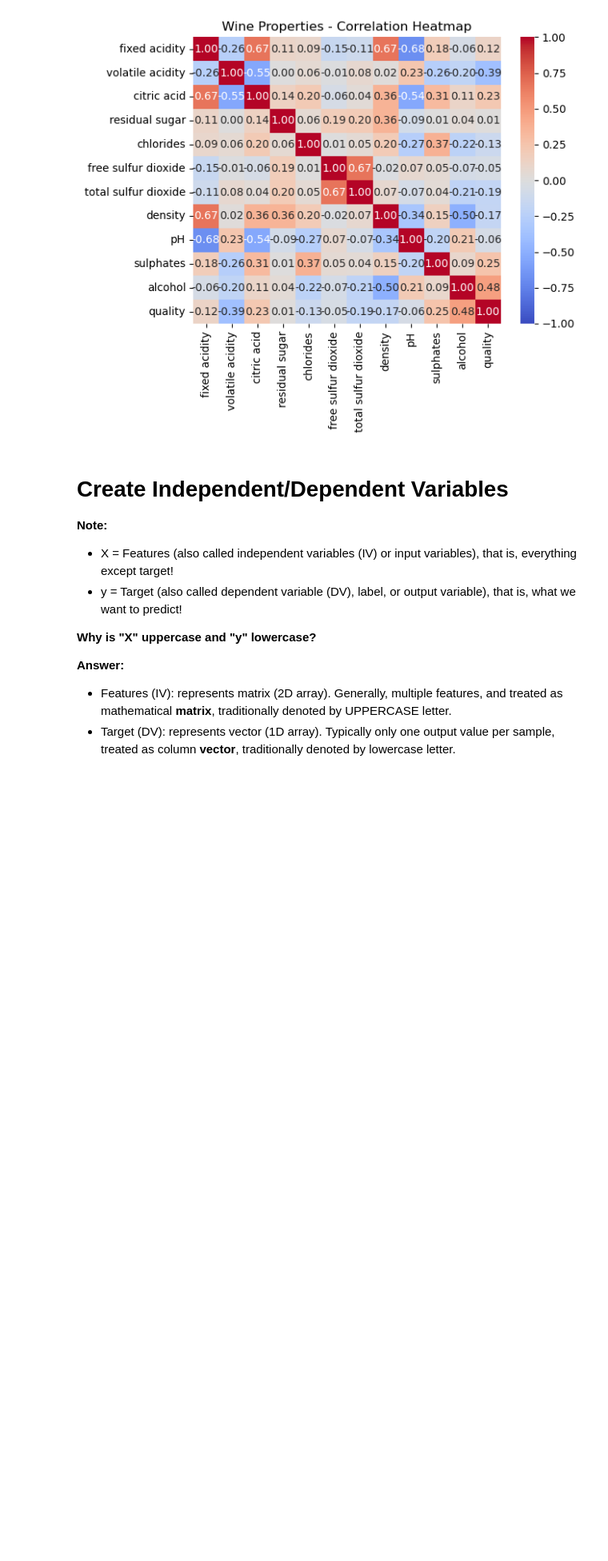
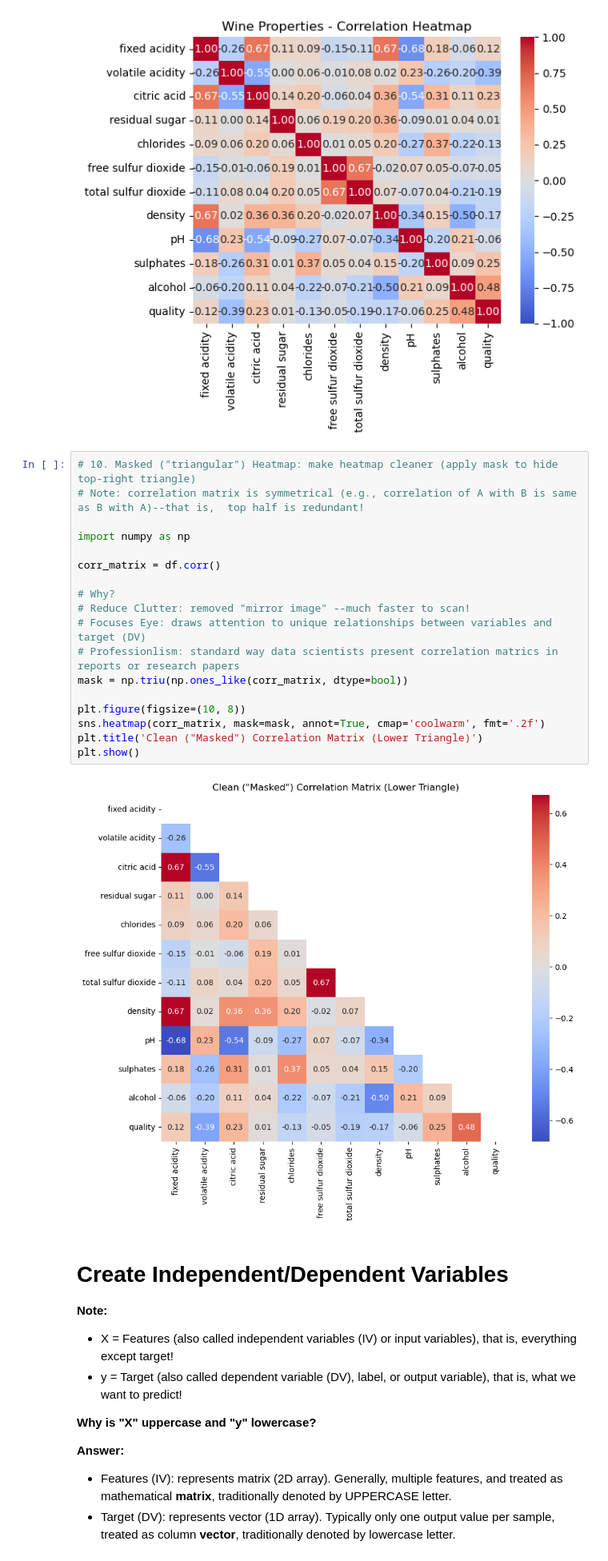
Before and after one commit to LennyPaz/lis4376, a Jupyter notebook: p2/wine_quality_exercise/wine_quality.ipynb, the cells around one changed output. Shown at 80% size. Saved outputs shown, nothing was run; the diff lists cells and outputs as text; blank space fills up the shorter version.

Commit message:
Add masked (triangular) correlation heatmap to wine quality notebook

```diff
--- a/p2/wine_quality_exercise/wine_quality.ipynb
+++ b/p2/wine_quality_exercise/wine_quality.ipynb
@@ -142,6 +142,26 @@ plt.title("Wine Properties - Correlation Heatmap")
 plt.show()
 # %% [output]
 [figure]
+# %%
+# 10. Masked ("triangular") Heatmap: make heatmap cleaner (apply mask to hide top-right triangle)
+# Note: correlation matrix is symmetrical (e.g., correlation of A with B is same as B with A)--that is,  top half is redundant!
+
+import numpy as np
+
+corr_matrix = df.corr()
+
+# Why?
+# Reduce Clutter: removed "mirror image" --much faster to scan!
+# Focuses Eye: draws attention to unique relationships between variables and target (DV)
+# Professionlism: standard way data scientists present correlation matrics in reports or research papers
+mask = np.triu(np.ones_like(corr_matrix, dtype=bool))
+
+plt.figure(figsize=(10, 8))
+sns.heatmap(corr_matrix, mask=mask, annot=True, cmap='coolwarm', fmt='.2f')
+plt.title('Clean ("Masked") Correlation Matrix (Lower Triangle)')
+plt.show()
+# %% [output]
+[figure, added]
 # %% [markdown]
 # Create Independent/Dependent Variables
 
```
